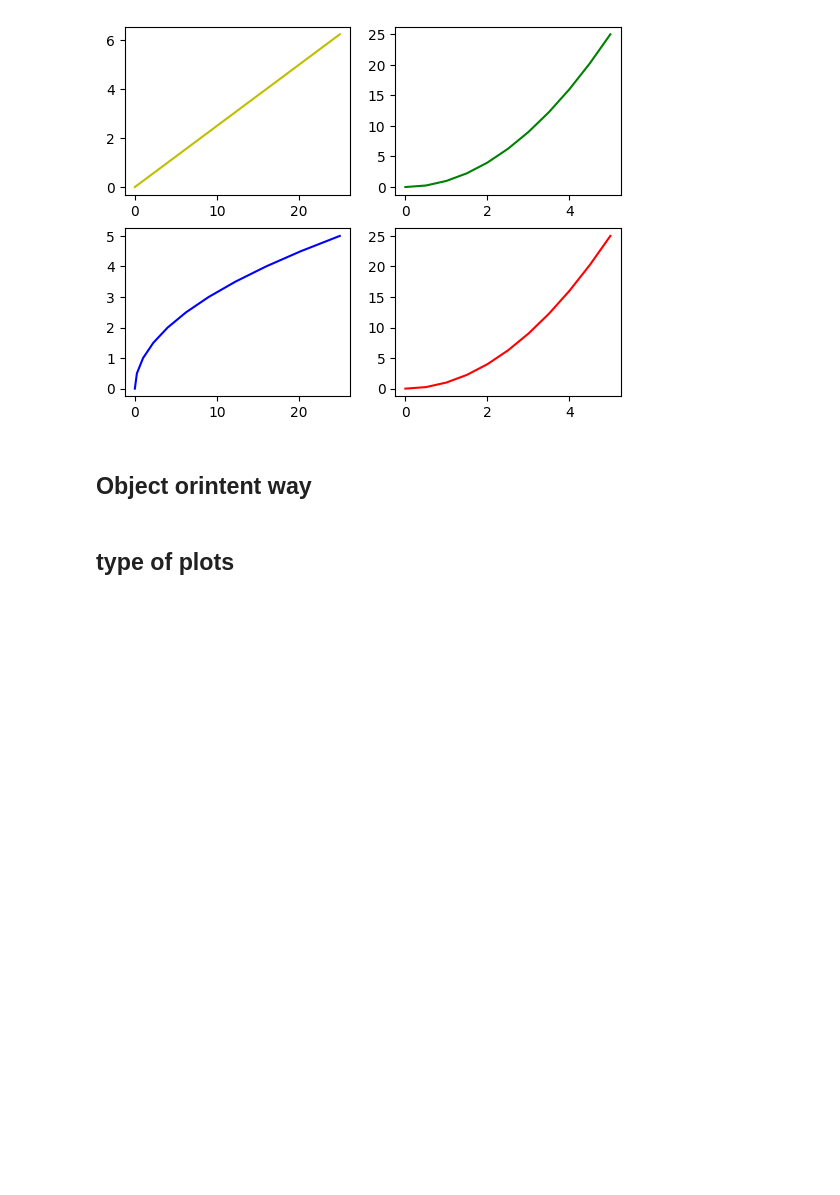
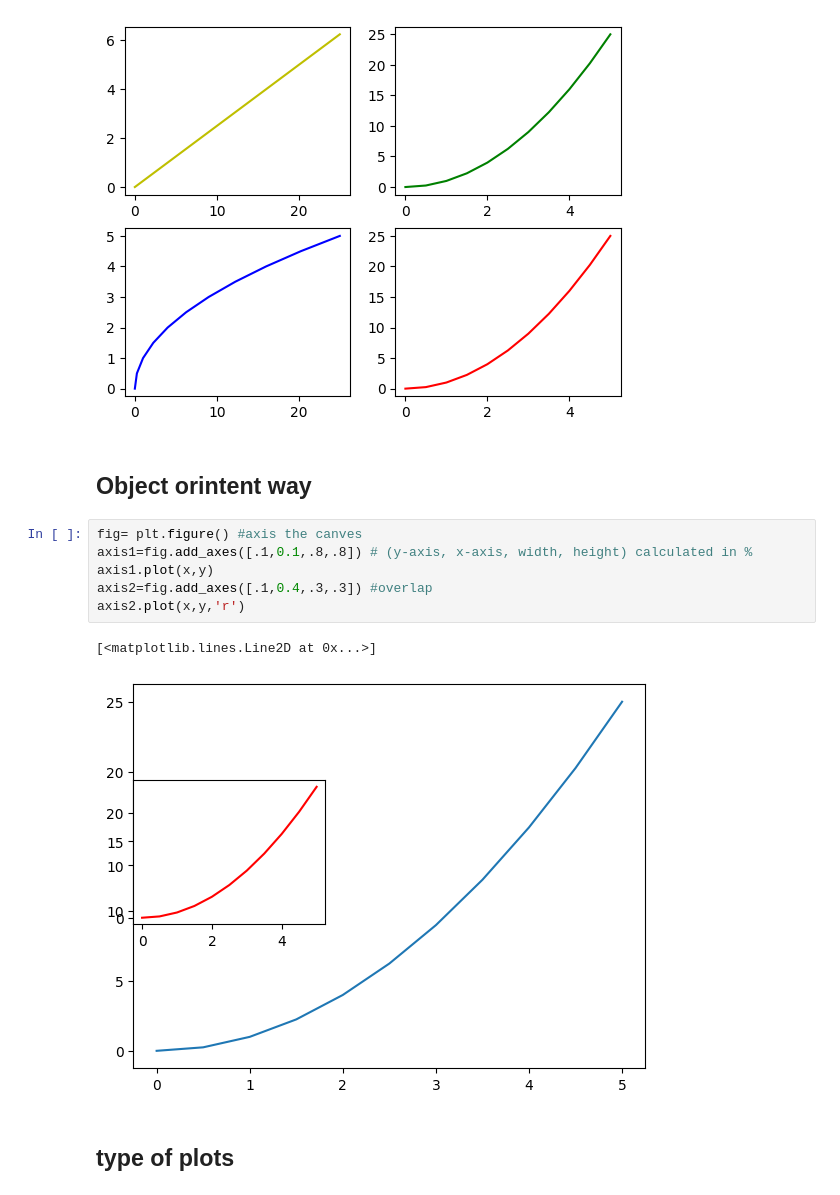
Before and after one commit to rafi1105/Machine_Learning_colab, a Jupyter notebook: Data Visualization/Matplotlib.ipynb, the cells around one changed output. Cells and saved outputs as stored; diff of their text form; blank space fills up the shorter version.

```diff
--- a/Data Visualization/Matplotlib.ipynb
+++ b/Data Visualization/Matplotlib.ipynb
@@ -40,6 +38,15 @@ plt.plot(x,y,'g')
 [figure]
 # %% [markdown]
 ## Object orintent way
+# %%
+fig= plt.figure() #axis the canves
+axis1=fig.add_axes([.1,0.1,.8,.8]) # (y-axis, x-axis, width, height) calculated in %
+axis1.plot(x,y)
+axis2=fig.add_axes([.1,0.4,.3,.3]) #overlap
+axis2.plot(x,y,'r')
+# %% [output]
+[<matplotlib.lines.Line2D at 0x...>]
+[figure, added]
 # %% [markdown]
 ## type of plots
 # %% [markdown]
```
Also changed, not shown: parts of 1 cell of this notebook.
